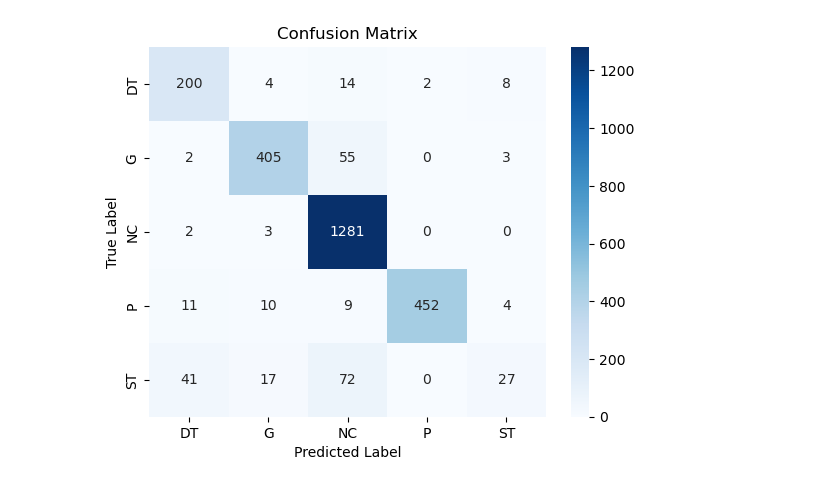
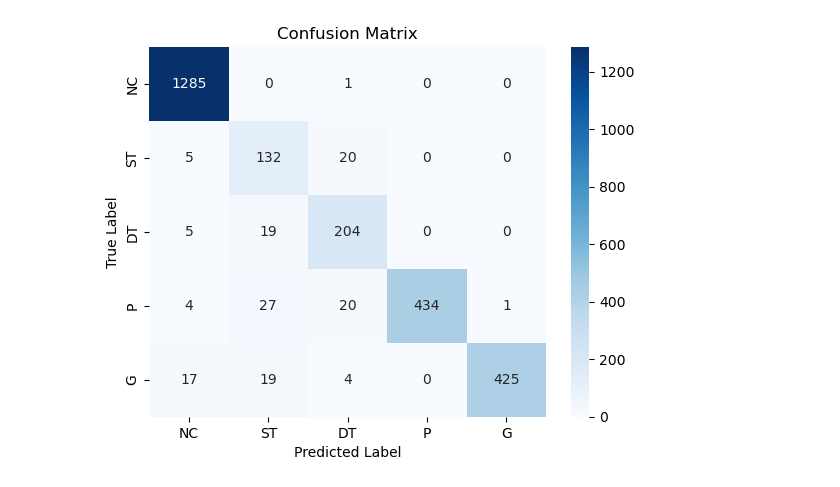
Before and after one commit to MindLabZHAW/tactileGestureDetection, a Jupyter notebook: AIModels/KNN_SVM_RM_test.ipynb, the cells around one changed output. Saved outputs shown, nothing was run; the diff lists cells and outputs as text; code cells hidden in the pictures.

```diff
--- a/AIModels/KNN_SVM_RM_test.ipynb
+++ b/AIModels/KNN_SVM_RM_test.ipynb
@@ -5,10 +5,14 @@ import numpy as np
 from sklearn.preprocessing import StandardScaler
 from sklearn.model_selection import cross_val_score, train_test_split, GridSearchCV
 from sklearn.neighbors import KNeighborsClassifier
+from sklearn.ensemble import RandomForestClassifier
+from sklearn.svm import SVC
+from sklearn.ensemble import VotingClassifier
 from sklearn.metrics import accuracy_score, classification_report, confusion_matrix
 import seaborn as sns
 import matplotlib.pyplot as plt
 from collections import Counter
+from imblearn.under_sampling import RandomUnderSampler
 import pywt
 
 
@@ -68,8 +72,9 @@ y = np.array(y_list)
 # print(f"y is {y} and length is {len(y)}")
 
 # Encode labels
-label_classes = np.unique(y)
-label_map = {label: idx for idx, label in enumerate(label_classes)}
+label_classes = { "NC":0,"ST":1, "DT":2, "P":3,"G":4}
+# print(f"label_classes is {label_classes}")
+label_map = {key:value for key, value in label_classes.items()}
 y_encoded = np.array([label_map[label] for label in y])
 
 # Standardize the features
@@ -79,29 +84,75 @@ X_scaled = scaler.fit_transform(X)
 # Split the dataset into training and testing sets
 X_train, X_test, y_train, y_test = train_test_split(X_scaled, y_encoded, test_size=0.3, random_state=42)
 
+undersampler = RandomUnderSampler(random_state=42)
+X_resampled,y_resampled = undersampler.fit_resample(X_train,y_train)
 
 # Proceed with your KNN model training
 knn = KNeighborsClassifier()
 
-# Define hyperparameters grid
-param_grid = {
-    'n_neighbors': list(range(1, 21)),
+# # Define hyperparameters grid
+param_grid_knn = {
+    'n_neighbors': list(range(1, 10)),
     'weights': ['uniform', 'distance']
 }
 
-# Initialize GridSearchCV
-grid_search = GridSearchCV(knn, param_grid, cv=5, scoring='accuracy')
+# # Initialize GridSearchCV
+grid_search_knn = GridSearchCV(knn, param_grid_knn, cv=5, scoring='accuracy')
 
-# Fit GridSearchCV
-grid_search.fit(X_train, y_train)
+# # Fit GridSearchCV
+grid_search_knn.fit(X_resampled, y_resampled)
 
-print("Training set distribution:", Counter(y_train))
+print("Training set distribution:", Counter(y_resampled))
+print(f"Best parameters for knn: {grid_search_knn.best_params_}")
 
 # Get the best parameters
-best_knn = grid_search.best_estimator_
+best_knn = grid_search_knn.best_estimator_
+
+svm = SVC()
+param_grid_svc = {
+    'C':[0.1,1,10,100],
+    'gamma':[1,0.1,0.01,0.001,'scale'],
+    'kernel':['rbf','linear']
+}
+
+grid_search_svm = GridSearchCV(svm,param_grid_svc,cv=5,scoring='accuracy')
+
+grid_search_svm.fit(X_resampled,y_resampled)
+
+print(f"Best parameters for svm: {grid_search_svm.best_params_}")
+best_svm = grid_search_svm.best_estimator_
+
+
+rf = RandomForestClassifier(random_state = 42)
+param_grid_rf = {
+    'n_estimators': [100, 200, 500],
+    'max_depth': [None, 10, 20, 30],
+    'min_samples_split': [2, 5, 10],
+    'min_samples_leaf': [1, 2, 4],
+    'bootstrap': [True, False]
+}
+
+grid_search_rf = GridSearchCV(estimator=rf, param_grid=param_grid_rf, cv=5, scoring='accuracy', n_jobs=-1)
+
+# 使用训练集进行拟合
+grid_search_rf.fit(X_resampled, y_resampled)
+
+# 输出最佳参数
+print(f"Best parameters rf: {grid_search_rf.best_params_}")
+
+# 使用最佳参数进行预测
+best_rf = grid_search_rf.best_estimator_
+
+
+
+
+
+rf_svm_grid_search = VotingClassifier(estimators=[('svm',best_svm),('rf',best_rf),('knn',best_knn)],voting = 'hard')
+
+rf_svm_grid_search.fit(X_resampled,y_resampled)
 
 # Predict and evaluate
-y_pred = best_knn.predict(X_test)
+y_pred = rf_svm_grid_search.predict(X_test)
 accuracy = accuracy_score(y_test, y_pred)
 print(f'Accuracy with Stratified Sampling: {accuracy:.2f}')
 print(classification_report(y_test, y_pred, target_names=label_classes))
@@ -131 +185 @@ weighted avg       0.89      0.90      0.89      2622
-[figure, old version]
+[figure, new version]
```
Also changed, not shown: parts of 1 cell of this notebook.
